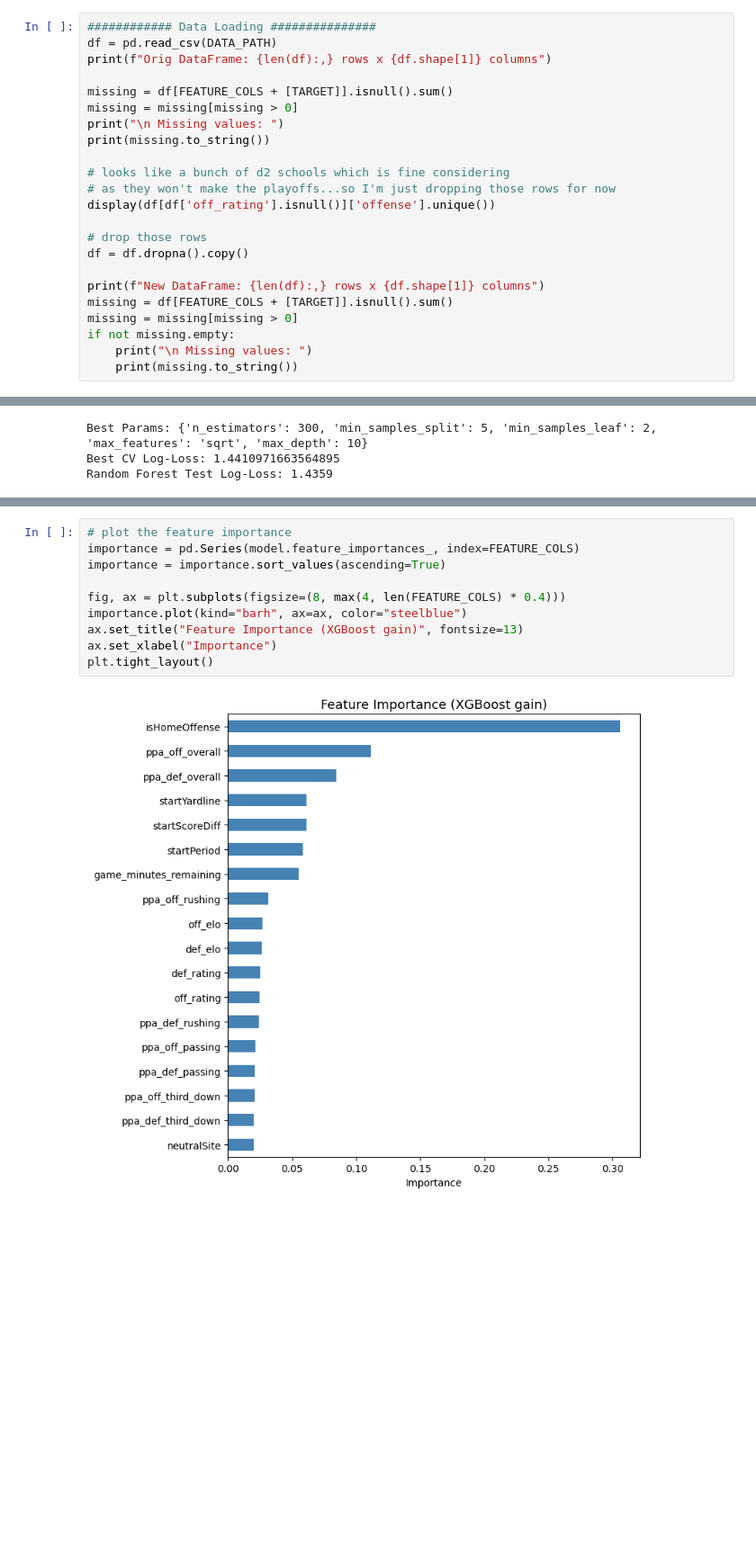
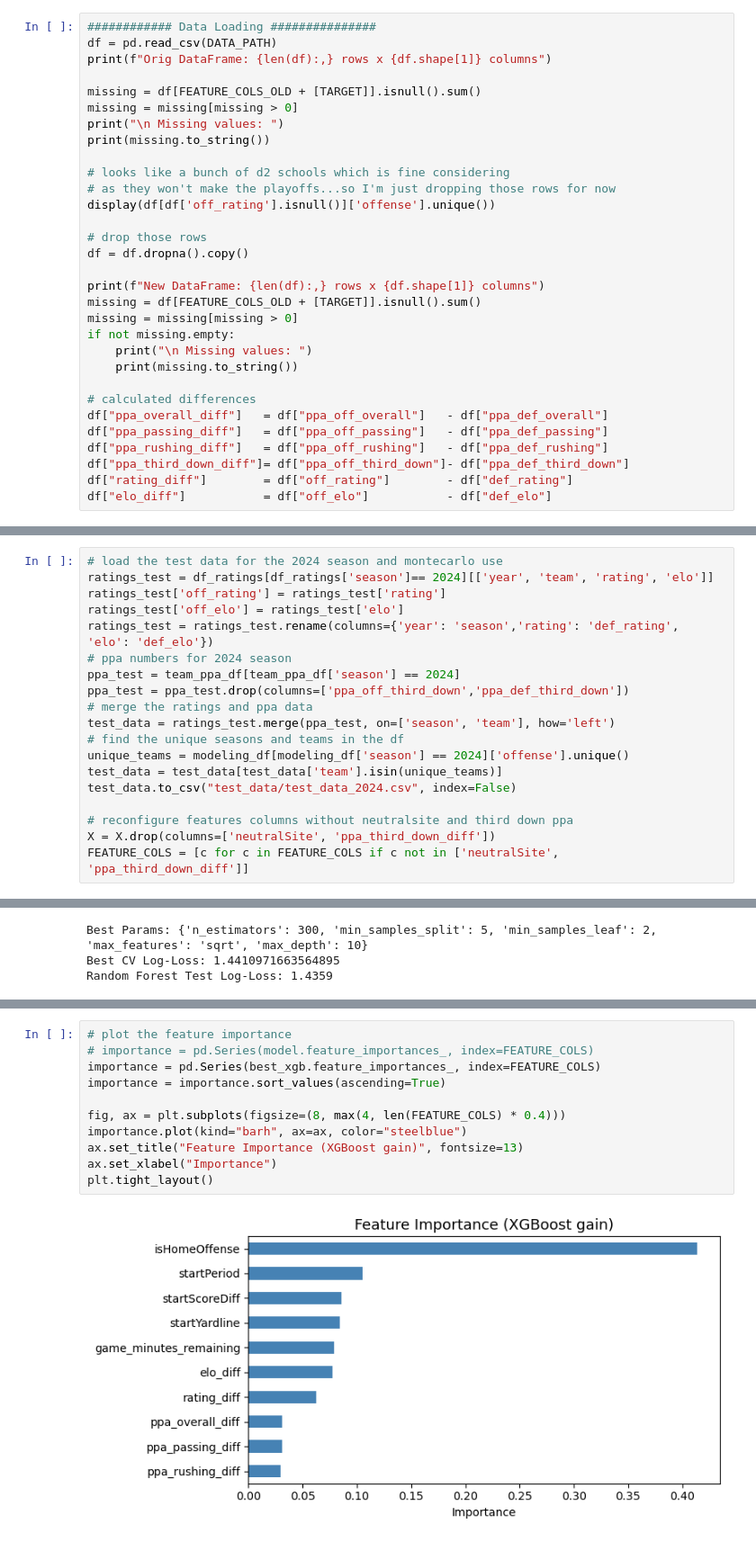
Before and after one commit to truett-jt/CFB-Simulator, a Jupyter notebook: cfb.ipynb, the cells around one changed output, grey strips where cells are left out. Shown at 90% size. Saved outputs shown, nothing was run; the diff lists cells and outputs as text; blank space fills up the shorter version.

```diff
--- a/cfb.ipynb
+++ b/cfb.ipynb
@@ -494,7 +516,7 @@ TARGET = 'drive_result'
 df = pd.read_csv(DATA_PATH)
 print(f"Orig DataFrame: {len(df):,} rows x {df.shape[1]} columns")
 
-missing = df[FEATURE_COLS + [TARGET]].isnull().sum()
+missing = df[FEATURE_COLS_OLD + [TARGET]].isnull().sum()
 missing = missing[missing > 0]
 print("\n Missing values: ")
 print(missing.to_string())
@@ -507,11 +529,19 @@ display(df[df['off_rating'].isnull()]['offense'].unique())
 df = df.dropna().copy()
 
 print(f"New DataFrame: {len(df):,} rows x {df.shape[1]} columns")
-missing = df[FEATURE_COLS + [TARGET]].isnull().sum()
+missing = df[FEATURE_COLS_OLD + [TARGET]].isnull().sum()
 missing = missing[missing > 0]
 if not missing.empty:
     print("\n Missing values: ")
     print(missing.to_string())
+
+# calculated differences
+df["ppa_overall_diff"]   = df["ppa_off_overall"]   - df["ppa_def_overall"]
+df["ppa_passing_diff"]   = df["ppa_off_passing"]   - df["ppa_def_passing"]
+df["ppa_rushing_diff"]   = df["ppa_off_rushing"]   - df["ppa_def_rushing"]
+df["ppa_third_down_diff"]= df["ppa_off_third_down"]- df["ppa_def_third_down"]
+df["rating_diff"]        = df["off_rating"]        - df["def_rating"]
+df["elo_diff"]           = df["off_elo"]           - df["def_elo"]
 # %% [output]
 Orig DataFrame: 310,729 rows x 27 columns
 
@@ -562,0 +716,19 @@ Target Classes: ['DOWNS', 'FG', 'MISSED_FG', 'PUNT', 'SAFETY', 'TD', 'TURNOVER',
+# %%
+# load the test data for the 2024 season and montecarlo use
+ratings_test = df_ratings[df_ratings['season']== 2024][['year', 'team', 'rating', 'elo']]
+ratings_test['off_rating'] = ratings_test['rating']
+ratings_test['off_elo'] = ratings_test['elo']
+ratings_test = ratings_test.rename(columns={'year': 'season','rating': 'def_rating', 'elo': 'def_elo'})
+# ppa numbers for 2024 season
+ppa_test = team_ppa_df[team_ppa_df['season'] == 2024]
+ppa_test = ppa_test.drop(columns=['ppa_off_third_down','ppa_def_third_down'])
+# merge the ratings and ppa data
+test_data = ratings_test.merge(ppa_test, on=['season', 'team'], how='left')
+# find the unique seasons and teams in the df
+unique_teams = modeling_df[modeling_df['season'] == 2024]['offense'].unique()
+test_data = test_data[test_data['team'].isin(unique_teams)]
+test_data.to_csv("test_data/test_data_2024.csv", index=False)
+
+# reconfigure features columns without neutralsite and third down ppa
+X = X.drop(columns=['neutralSite', 'ppa_third_down_diff'])
+FEATURE_COLS = [c for c in FEATURE_COLS if c not in ['neutralSite', 'ppa_third_down_diff']]
@@ -1056,15 +1226,16 @@ weighted avg       0.41      0.45      0.37     16580
 # %%
 # plot the feature importance
-importance = pd.Series(model.feature_importances_, index=FEATURE_COLS)
+# importance = pd.Series(model.feature_importances_, index=FEATURE_COLS)
+importance = pd.Series(best_xgb.feature_importances_, index=FEATURE_COLS)
 importance = importance.sort_values(ascending=True)
 
 fig, ax = plt.subplots(figsize=(8, max(4, len(FEATURE_COLS) * 0.4)))
 importance.plot(kind="barh", ax=ax, color="steelblue")
 ax.set_title("Feature Importance (XGBoost gain)", fontsize=13)
 ax.set_xlabel("Importance")
 plt.tight_layout()
 # %% [output]
-[figure, old version]
+[figure, new version]
 # %%
 # plot the confusion matrix
 cm = confusion_matrix(y_test, raw_preds)
```
Also changed, not shown: parts of 32 cells of this notebook, 5 other files.
